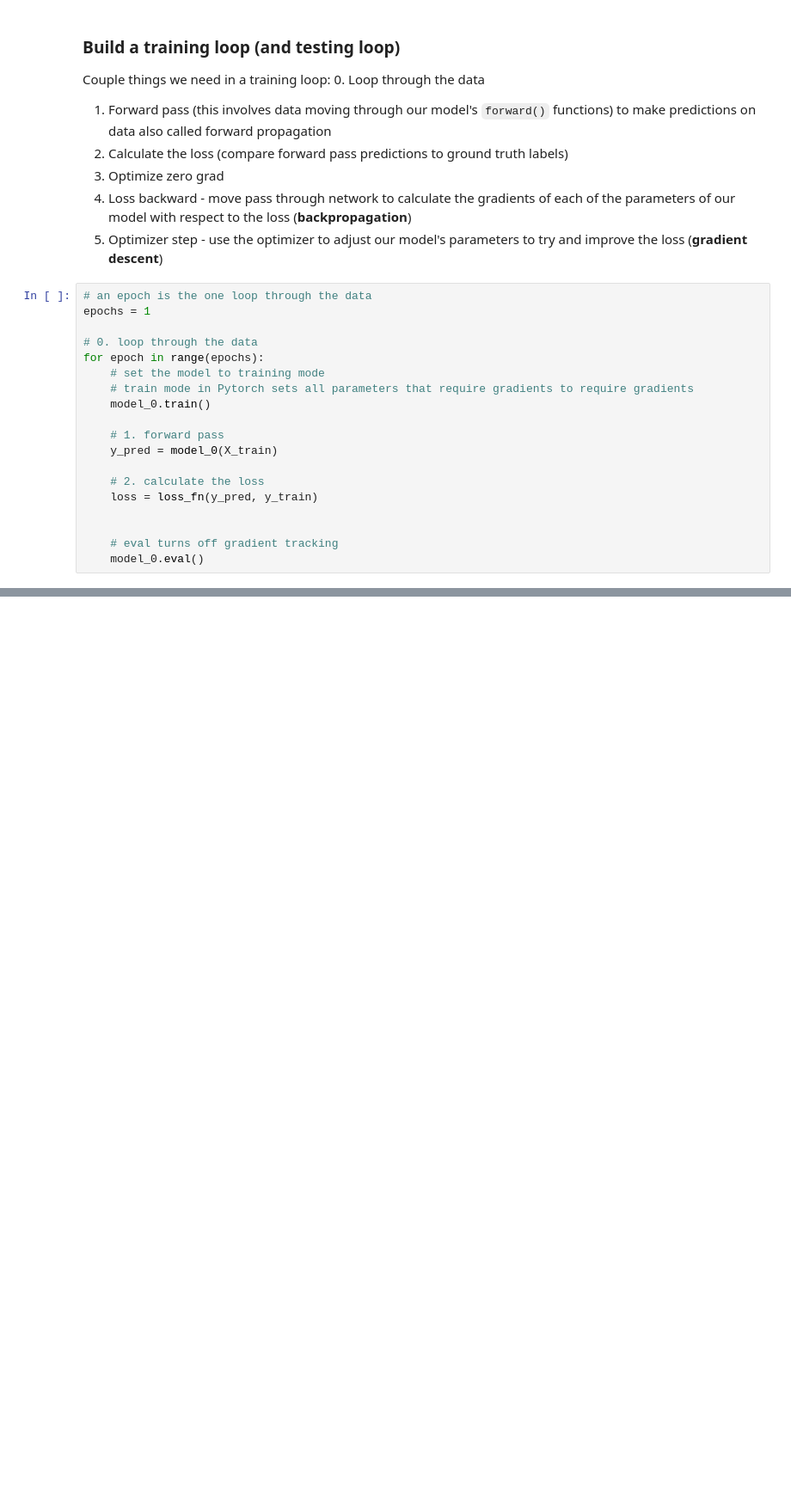
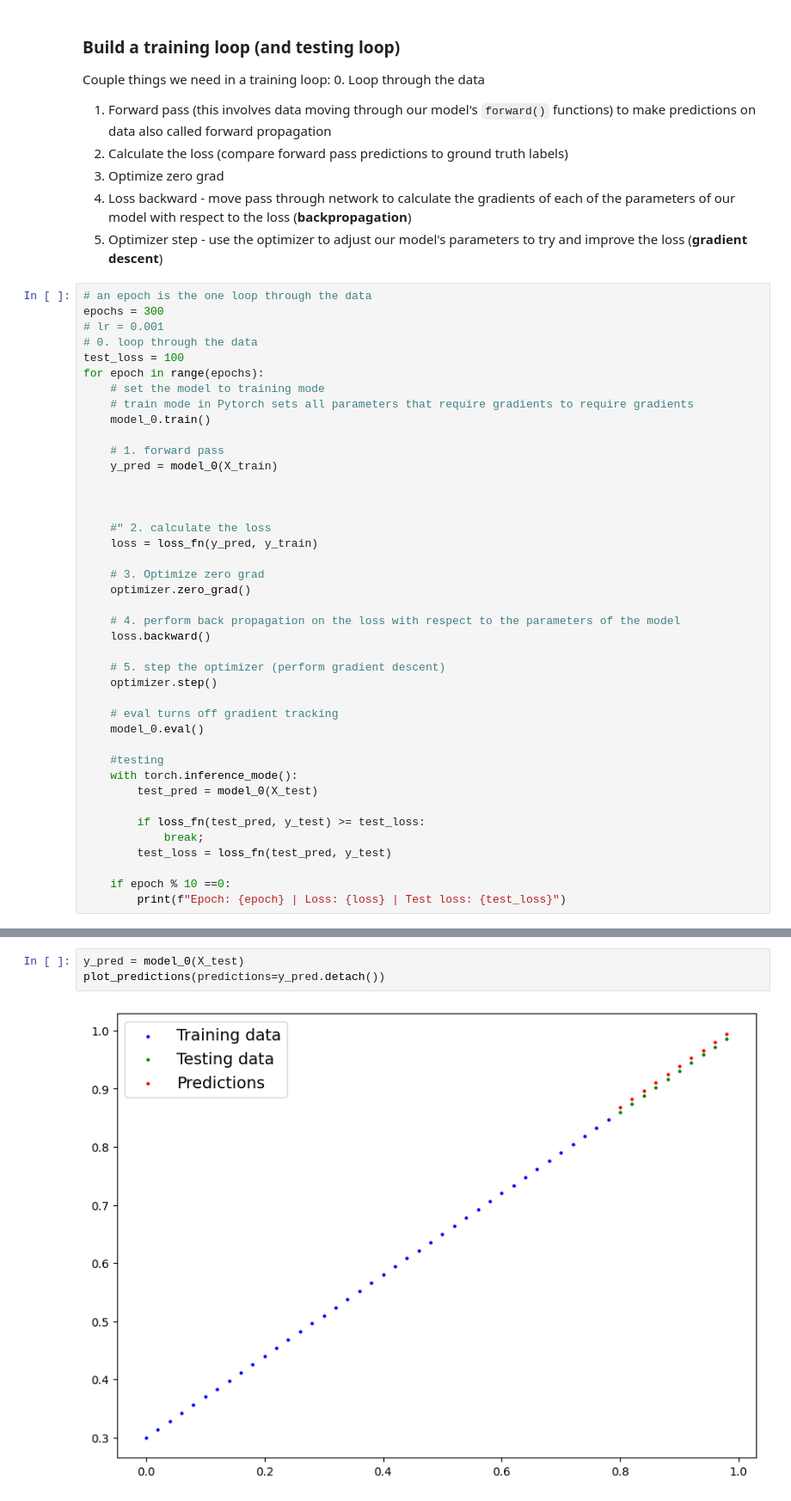
Before and after one commit to hyrintalion/deep_learning_pytorch, a Jupyter notebook: 01_PyTorch_Workflow_Fundamentals.ipynb, the cells around one changed output, grey strips where cells are left out. Shown at 86% size. Saved outputs shown, nothing was run; the diff lists cells and outputs as text; blank space fills up the shorter version.

Commit message:
I have a model

```diff
--- a/01_PyTorch_Workflow_Fundamentals.ipynb
+++ b/01_PyTorch_Workflow_Fundamentals.ipynb
@@ -352,9 +352,10 @@ Couple things we need in a training loop:
 5. Optimizer step - use the optimizer to adjust our model's parameters to try and improve the loss (**gradient descent**)
 # %%
 # an epoch is the one loop through the data
-epochs = 1
-
+epochs = 300
+# lr = 0.001
 # 0. loop through the data
+test_loss = 100
 for epoch in range(epochs):
     # set the model to training mode
     # train mode in Pytorch sets all parameters that require gradients to require gradients
@@ -363,9 +364,30 @@ for epoch in range(epochs):
     # 1. forward pass
     y_pred = model_0(X_train)
 
-    # 2. calculate the loss
+
+
+    #" 2. calculate the loss
     loss = loss_fn(y_pred, y_train)
 
+    # 3. Optimize zero grad
+    optimizer.zero_grad()
+
+    # 4. perform back propagation on the loss with respect to the parameters of the model
+    loss.backward()
+
+    # 5. step the optimizer (perform gradient descent)
+    optimizer.step()
 
     # eval turns off gradient tracking
     model_0.eval()
+
+    #testing
+    with torch.inference_mode():
+        test_pred = model_0(X_test)
+
+        if loss_fn(test_pred, y_test) >= test_loss:
+            break;
+        test_loss = loss_fn(test_pred, y_test)
+
+    if epoch % 10 ==0:
+        print(f"Epoch: {epoch} | Loss: {loss} | Test loss: {test_loss}")
@@ -371,0 +396,5 @@ for epoch in range(epochs):
+# %%
+y_pred = model_0(X_test)
+plot_predictions(predictions=y_pred.detach())
+# %% [output]
+[figure, added]
```
Also changed, not shown: parts of 2 cells of this notebook.
